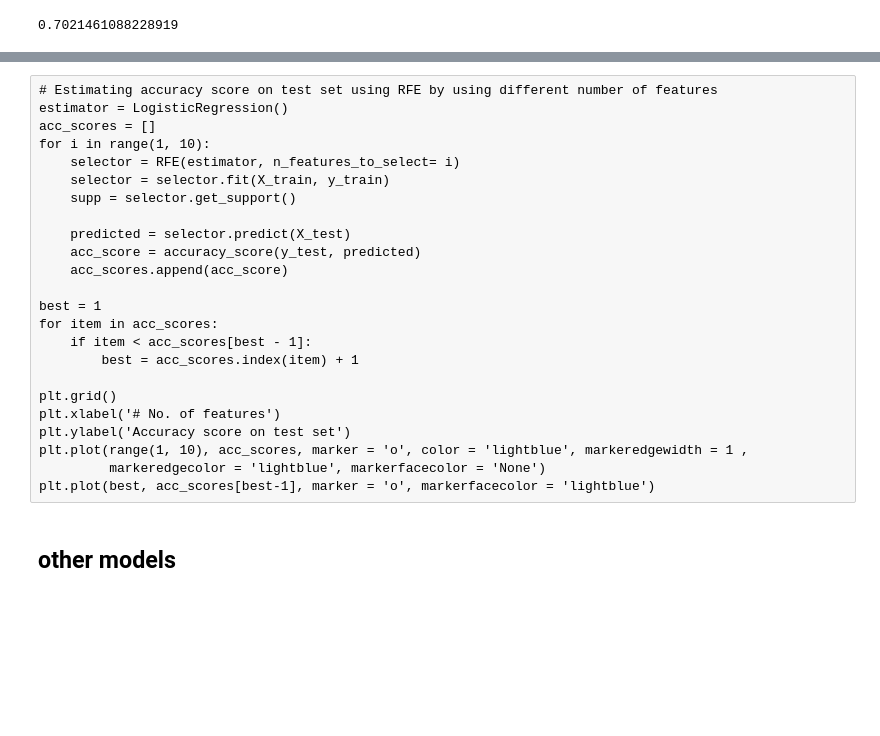
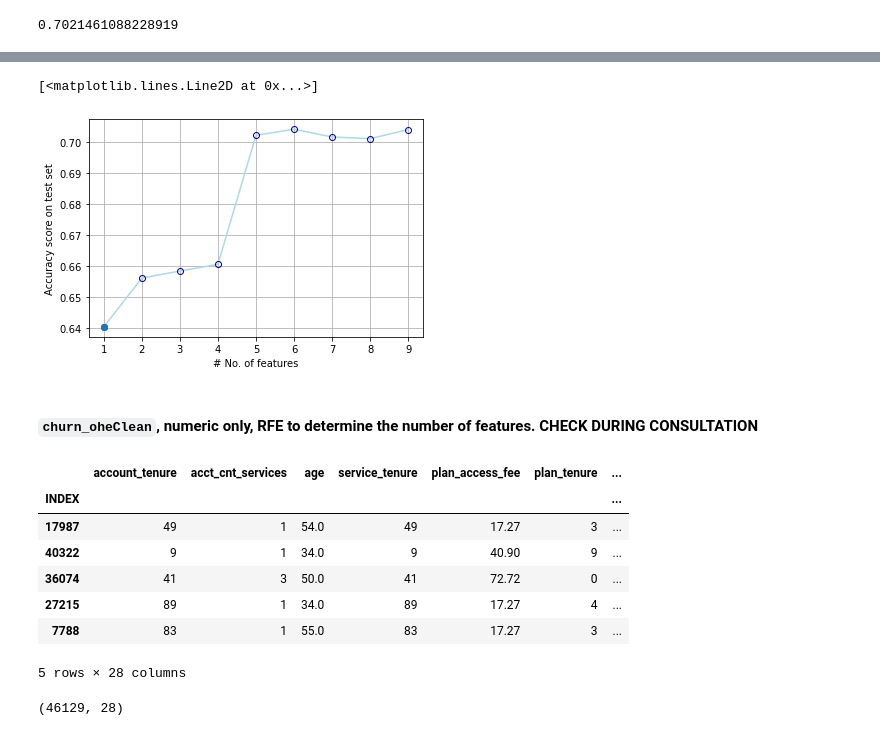
Before and after one commit to MQCOMP2200-S2-2021/Data-Science-Labs, a Jupyter notebook: Portfolio 3 - Christopher Rudolph.ipynb, the cells around one changed output, grey strips where cells are left out. Saved outputs shown, nothing was run; the diff lists cells and outputs as text; code cells hidden in the pictures; blank space fills up the shorter version.

Commit message:
pf1 2 and 3
pf1: markdown comments
pf2: markdown comments
pf3: implement 3 logreg models so far. 2/3 are incomplete, the complete one needs to be checked over.  need assistance with naive bayes.

```diff
--- a/Portfolio 3 - Christopher Rudolph.ipynb
+++ b/Portfolio 3 - Christopher Rudolph.ipynb
@@ -476,6 +494,8 @@ y_train = train['churn_ind']
 X_test = test.drop(['churn_ind'], axis=1)
 y_test = test['churn_ind']
 
-model = LogisticRegression()
+model = LogisticRegression(max_iter=200) # default iterations is 100. The iterator will stop earlier to avoid overfitting.
+#    Maximum number of iterations taken for the solvers to converge.
+
 model.fit(X_train, y_train)
 # %% [output]
@@ -501,7 +515,7 @@ print(round(accuracy_score(y_test, y_hat_test),2))
 0.71
 0.7
 # %%
-lr_model = LogisticRegression()
+lr_model = LogisticRegression(max_iter=200)
 rfe = RFE(estimator= lr_model, n_features_to_select = 5, step = 1)
 rfe.fit(X_train, y_train)
 # %% [output]
@@ -522,0 +523,2 @@ RFE(estimator=LogisticRegression(), n_features_to_select=5)
+# %%
+lr_model.fit(X_train, y_train).n_iter_
@@ -547,7 +569,7 @@ column: 9, selected True, rank: 1.000
 # to increment number of features, one at each time
 acc_scores = []
 for i in range(1,10):
-    clf = LogisticRegression()
+    clf = LogisticRegression(max_iter=200)
     rfe = RFE(estimator=clf, n_features_to_select=i)
     # training model
     rfe.fit(X_train, y_train)
@@ -653,26 +593,29 @@ Accuracy on test set using 6 features:  0.7040971168437026
-# %% [raw]
-# Estimating accuracy score on test set using RFE by using different number of features
-estimator = LogisticRegression()
-acc_scores = []
-for i in range(1, 10):
-    selector = RFE(estimator, n_features_to_select= i)
-    selector = selector.fit(X_train, y_train)
-    supp = selector.get_support()
-
-    predicted = selector.predict(X_test)
-    acc_score = accuracy_score(y_test, predicted)
-    acc_scores.append(acc_score)
-
-best = 1
-for item in acc_scores:
-    if item < acc_scores[best - 1]:
-        best = acc_scores.index(item) + 1
-
-plt.grid()
-plt.xlabel('# No. of features')
-plt.ylabel('Accuracy score on test set')
-plt.plot(range(1, 10), acc_scores, marker = 'o', color = 'lightblue', markeredgewidth = 1 ,
-         markeredgecolor = 'lightblue', markerfacecolor = 'None')
-plt.plot(best, acc_scores[best-1], marker = 'o', markerfacecolor = 'lightblue')
-# %% [markdown]
-## other models
+# %%
+# Estimating accuracy score on test set using RFE by using different number of features
+estimator = LogisticRegression(max_iter=200)
+acc_scores = []
+for i in range(1, 10):
+    selector = RFE(estimator, n_features_to_select= i)
+    selector = selector.fit(X_train, y_train)
+    supp = selector.get_support()
+
+    predicted = selector.predict(X_test)
+    acc_score = accuracy_score(y_test, predicted)
+    acc_scores.append(acc_score)
+
+best = 1
+for item in acc_scores:
+    if item < acc_scores[best - 1]:
+        best = acc_scores.index(item) + 1
+
+plt.grid()
+plt.xlabel('# No. of features')
+plt.ylabel('Accuracy score on test set')
+plt.plot(range(1, 10), acc_scores, marker = 'o', color = 'lightblue', markeredgewidth = 1 ,
+         markeredgecolor = 'darkblue', markerfacecolor = 'None')
+plt.plot(best, acc_scores[best-1], marker = 'o')
+# %% [output]
+[<matplotlib.lines.Line2D at 0x...>]
+[figure, added]
+# %% [markdown]
+#### `churn_oheClean`, numeric only, RFE to determine the number of features. CHECK DURING CONSULTATION
@@ -678,0 +624,11 @@ plt.plot(best, acc_scores[best-1], marker = 'o', markerfacecolor = 'lightblue')
+# %%
+train.head()
+# %% [output]
+|  | account_tenure | acct_cnt_services | age | service_tenure | plan_access_fee | plan_tenure | ... |
+| INDEX |  |  |  |  |  |  | ... |
+| 17987 | 49 | 1 | 54.0 | 49 | 17.27 | 3 | ... |
+| 40322 | 9 | 1 | 34.0 | 9 | 40.90 | 9 | ... |
+| 36074 | 41 | 3 | 50.0 | 41 | 72.72 | 0 | ... |
+| 27215 | 89 | 1 | 34.0 | 89 | 17.27 | 4 | ... |
+| 7788 | 83 | 1 | 55.0 | 83 | 17.27 | 3 | ... |
+5 rows × 28 columns
@@ -678,0 +641,4 @@ plt.plot(best, acc_scores[best-1], marker = 'o', markerfacecolor = 'lightblue')
+# %%
+churn_oheClean.select_dtypes('number').shape
+# %% [output]
+(46129, 28)
```
Also changed, not shown: parts of 79 cells of this notebook, 2 other files.
